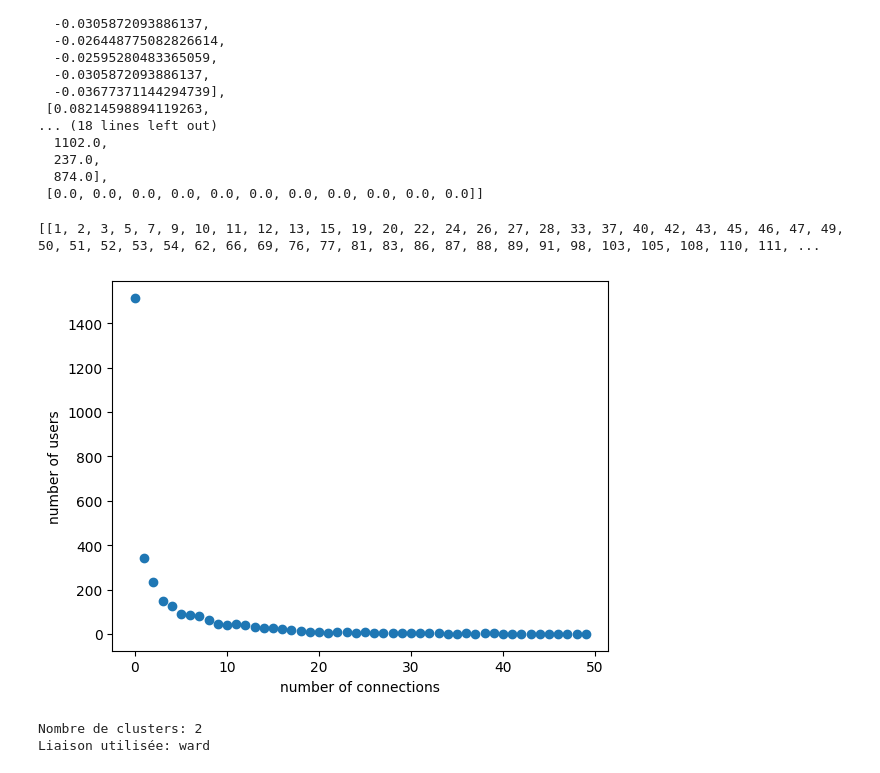
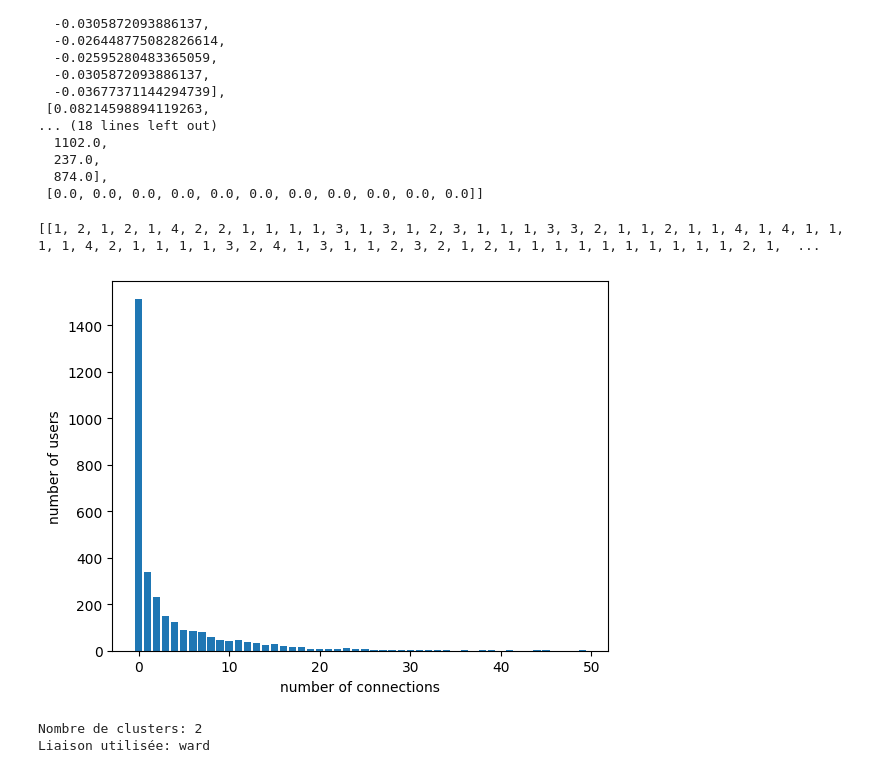
Before and after one commit to briag1/ProjetLong, a Jupyter notebook: Projet_Long_3_dt.ipynb, the cells around one changed output. Cells and saved outputs as stored; diff of their text form; code cells hidden in the pictures.

```diff
--- a/Projet_Long_3_dt.ipynb
+++ b/Projet_Long_3_dt.ipynb
@@ -502,39 +488,41 @@ tensor([-3.6774e-02,  7.9402e-02,  8.7400e+02,  0.0000e+00])
   874.0],
  [0.0, 0.0, 0.0, 0.0, 0.0, 0.0, 0.0, 0.0, 0.0, 0.0, 0.0]]
 # %%
+import matplotlib.pyplot as plt
 nb_connections=[]
 for user in inputs_with_pos_id_user_id:
   nb_connections.append(len(user[0]))
 
 # plt.plot([i for i in range(len(nb_connections))],nb_connections)
 # plt.xlabel("user id")
 # plt.ylabel("number of connections")
 # plt.show()
 
 #group users by number of connections
 group = [i for i in range(0, max(nb_connections)+5, 5)]
 group_users = []
 group_users_id = []
 for i in range(len(group)-1):
   tmp = []
   tmp_id = []
   for j in range(len(nb_connections)):
     if nb_connections[j] >= group[i] and nb_connections[j] < group[i+1]:
       tmp.append(nb_connections[j])
       tmp_id.append(j)
   group_users.append(tmp)
   group_users_id.append(tmp_id)
 
-total = 0
-print(group_users_id)
+
+print(group_users)
 #plot the number of users in each group
-plt.plot([i for i in range(len(group)-1)], [len(group_users[i]) for i in range(len(group)-1)], 'o')
+plt.bar([i for i in range(len(group_users))], [len(group_users[i]) for i in range(len(group_users))])
+# plt.plot([i for i in range(len(group)-1)], [len(group_users[i]) for i in range(len(group)-1)], 'o')
 plt.xlabel("number of connections")
 plt.ylabel("number of users")
 plt.show()
 # %% [output]
-[[1, 2, 3, 5, 7, 9, 10, 11, 12, 13, 15, 19, 20, 22, 24, 26, 27, 28, 33, 37, 40, 42, 43, 45, 46, 47, 49, 50, 51, 52, 53, 54, 62, 66, 69, 76, 77, 81, 83, 86, 87, 88, 89, 91, 98, 103, 105, 108, 110, 111, ...
+[[1, 2, 1, 2, 1, 4, 2, 2, 1, 1, 1, 1, 3, 1, 3, 1, 2, 3, 1, 1, 1, 3, 3, 2, 1, 1, 2, 1, 1, 4, 1, 4, 1, 1, 1, 1, 4, 2, 1, 1, 1, 1, 3, 2, 4, 1, 3, 1, 1, 2, 3, 2, 1, 2, 1, 1, 1, 1, 1, 1, 1, 1, 1, 1, 2, 1,  ...
-[figure, old version]
+[figure, new version]
 # %%
 # from sklearn.metrics import silhouette_score
 # from sklearn.metrics import davies_bouldin_score
```
Also changed, not shown: parts of 6 cells of this notebook.
